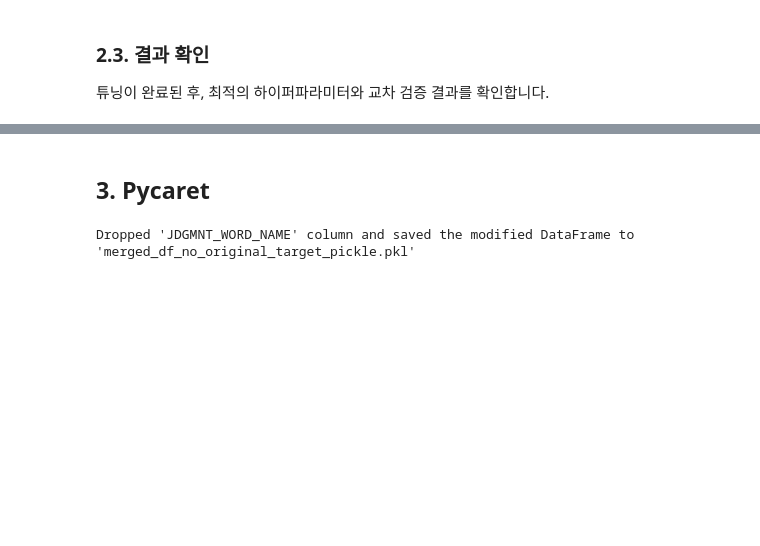
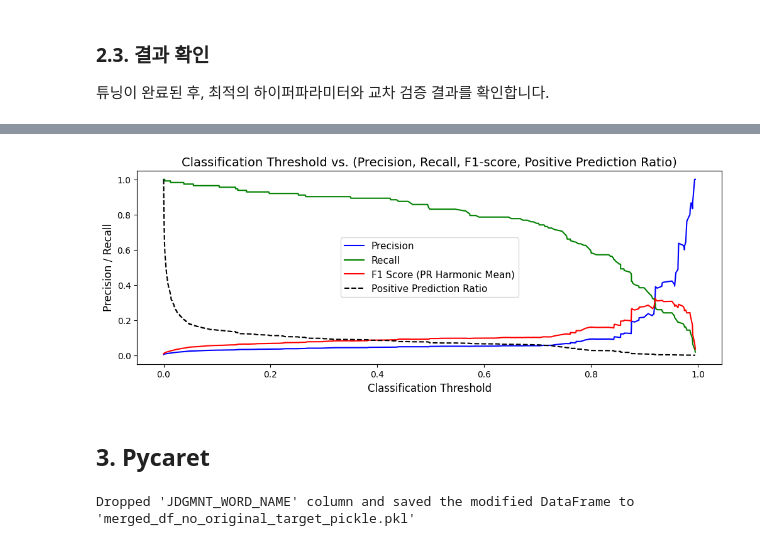
Before and after one commit to ancestor9/Affalatoxin-Analysis, a Jupyter notebook: prediction/0908_아플라톡신_데이터_분석_조상구_0909.ipynb, the cells around one changed output, grey strips where cells are left out. Cells and saved outputs as stored; diff of their text form; code cells hidden in the pictures; blank space fills up the shorter version.

```diff
--- a/prediction/0908_아플라톡신_데이터_분석_조상구_0909.ipynb
+++ b/prediction/0908_아플라톡신_데이터_분석_조상구_0909.ipynb
@@ -699,3 +906,32 @@ ROC-AUC Score (after SMOTE + XGBoost): 0.9561
+# %%
+from sklearn.metrics import precision_recall_curve
+
+def to_labels(pos_probs, threshold):
+    return (pos_probs >= threshold).astype('int')
+
+precisions, recalls, thresholds = precision_recall_curve(y_test, y_pred_proba_best)
+scores = [np.sum(to_labels(y_pred_proba_best, t))/len(y_pred_proba_best) for t in thresholds]
+# %%
+import matplotlib.pyplot as plt
+
+def plot_precision_recall_vs_threshold(precisions, recalls, thresholds, scores):
+    plt.rcParams["figure.figsize"] = (12, 4)
+    # The font family setting is removed as it's specific to Korean characters.
+
+    plt.title('Classification Threshold vs. (Precision, Recall, F1-score, Positive Prediction Ratio)', fontsize='14')
+    plt.plot(thresholds, precisions[:-1], 'b-', label='Precision')
+    plt.plot(thresholds, recalls[:-1], 'g-', label='Recall')
+    plt.plot(thresholds, (2 * precisions[:-1] * recalls[:-1]) / (precisions[:-1] + recalls[:-1]),
+             'r-', label='F1 Score (PR Harmonic Mean)')
+    plt.plot(thresholds, scores, 'k--', label='Positive Prediction Ratio')
+    plt.ylabel('Precision / Recall', fontsize='12')
+    plt.xlabel('Classification Threshold', fontsize='12')
+    plt.legend(loc='best', fontsize='11')
+
+# Example usage (assuming precisions, recalls, thresholds, and scores are defined)
+plot_precision_recall_vs_threshold(precisions, recalls, thresholds, scores)
+# %% [output]
+[figure, added]
 # %% [markdown]
 ## **3. Pycaret**
 # %%
```
Also changed, not shown: parts of 13 cells of this notebook.
